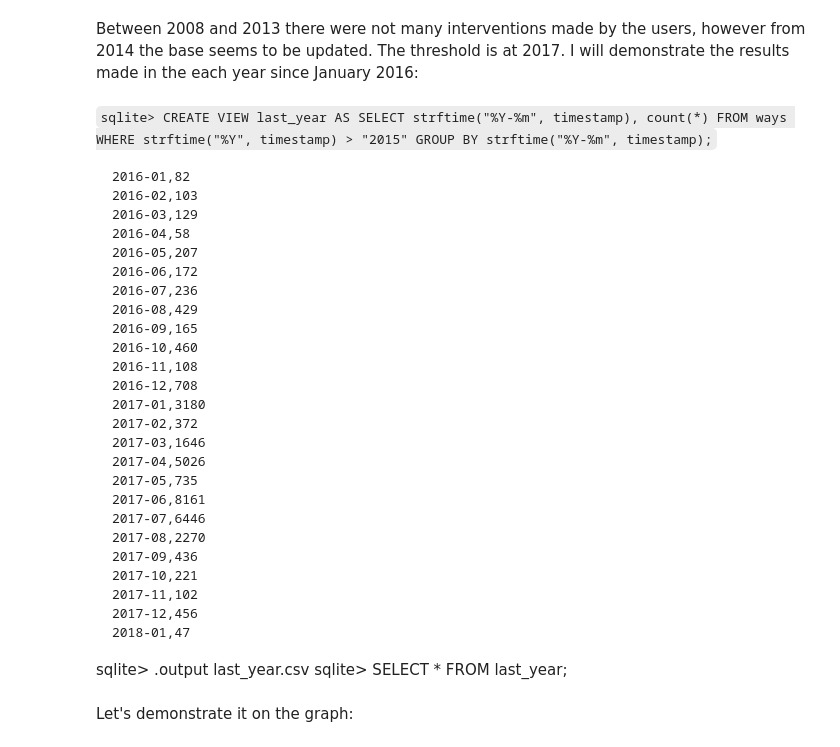
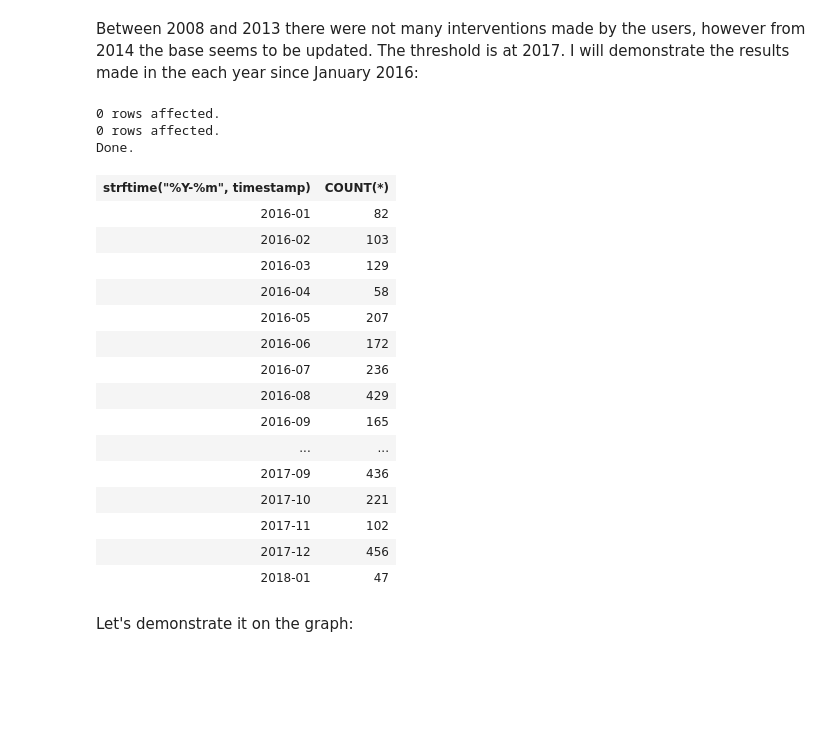
Before and after one commit to ArturTan/Data_Wrangling, a Jupyter notebook: Wrangle OpenStreetMap Data.ipynb, the cells around one changed output. Saved outputs shown, nothing was run; the diff lists cells and outputs as text; code cells hidden in the pictures; blank space fills up the shorter version.

````diff
--- a/Wrangle OpenStreetMap Data.ipynb
+++ b/Wrangle OpenStreetMap Data.ipynb
@@ -359,36 +368,33 @@ SELECT strftime("%Y", timestamp), count(*) FROM ways GROUP BY strftime("%Y",time
 # %% [markdown]
 Between 2008 and 2013 there were not many interventions made by the users, however from 2014 the base seems to be updated. The threshold is at 2017. I will demonstrate the results made in the each year since January 2016:
-# %% [markdown]
-```sqlite> CREATE VIEW last_year AS SELECT strftime("%Y-%m", timestamp), count(*) FROM ways WHERE strftime("%Y", timestamp) > "2015" GROUP BY strftime("%Y-%m", timestamp);```
-```
-2016-01,82
-2016-02,103
-2016-03,129
-2016-04,58
-2016-05,207
-2016-06,172
-2016-07,236
-2016-08,429
-2016-09,165
-2016-10,460
-2016-11,108
-2016-12,708
-2017-01,3180
-2017-02,372
-2017-03,1646
-2017-04,5026
-2017-05,735
-2017-06,8161
-2017-07,6446
-2017-08,2270
-2017-09,436
-2017-10,221
-2017-11,102
-2017-12,456
-2018-01,47
-```
-
-sqlite> .output last_year.csv
-sqlite> SELECT * FROM last_year;
+# %%
+%%sql
+DROP VIEW last_year;
+CREATE VIEW last_year AS
+     SELECT strftime("%Y-%m", timestamp) AS "Year-Month", COUNT(*) FROM ways
+      WHERE strftime("%Y", timestamp) > "2015"
+     GROUP BY strftime("%Y-%m", timestamp);
+
+SELECT * FROM last_year;
+# %% [output]
+0 rows affected.
+0 rows affected.
+Done.
+| strftime("%Y-%m", timestamp) | COUNT(*) |
+| 2016-01 | 82 |
+| 2016-02 | 103 |
+| 2016-03 | 129 |
+| 2016-04 | 58 |
+| 2016-05 | 207 |
+| 2016-06 | 172 |
+| 2016-07 | 236 |
+| 2016-08 | 429 |
+| 2016-09 | 165 |
+| ... | ... |
+| 2017-09 | 436 |
+| 2017-10 | 221 |
+| 2017-11 | 102 |
+| 2017-12 | 456 |
+| 2018-01 | 47 |
 # %% [markdown]
 Let's demonstrate it on the graph:
````
Also changed, not shown: parts of 6 cells of this notebook, 9 other files.
